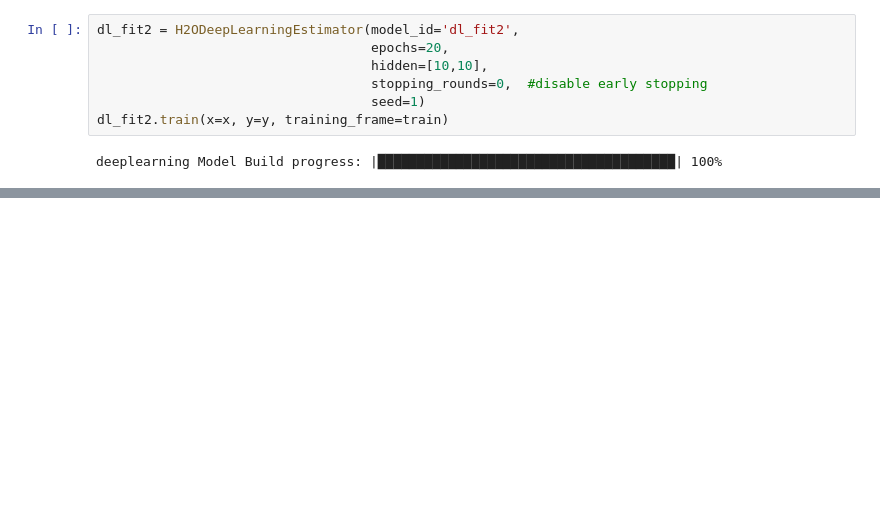
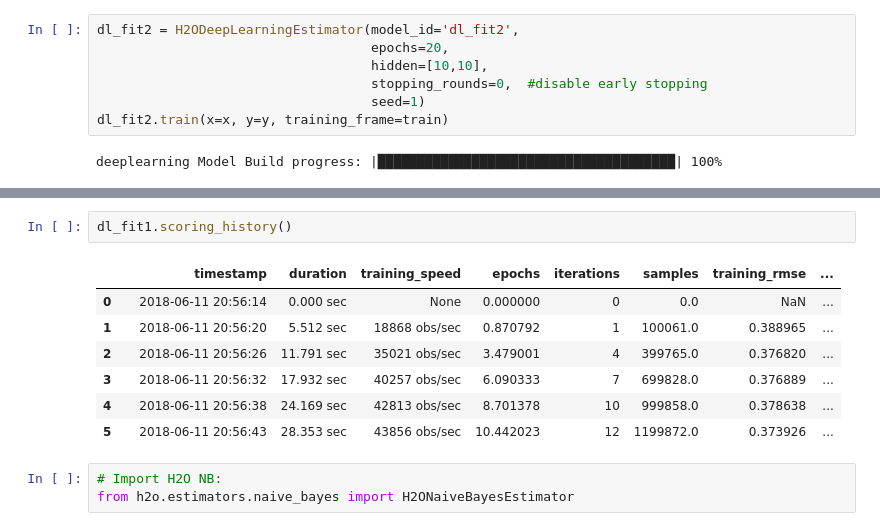
Before and after one commit to WMKhan/H2O-Trial, a Jupyter notebook: H2o.ipynb, the cells around one changed output, grey strips where cells are left out. Drawn from its saved outputs; the diff is of its cells as text; blank space fills up the shorter version.

```diff
--- a/H2o.ipynb
+++ b/H2o.ipynb
@@ -394,0 +476,13 @@ dl_fit2.auc()
+# %%
+dl_fit1.scoring_history()
+# %% [output]
+|  |  | timestamp | duration | training_speed | epochs | iterations | samples | training_rmse | ... |
+| 0 |  | 2018-06-11 20:56:14 | 0.000 sec | None | 0.000000 | 0 | 0.0 | NaN | ... |
+| 1 |  | 2018-06-11 20:56:20 | 5.512 sec | 18868 obs/sec | 0.870792 | 1 | 100061.0 | 0.388965 | ... |
+| 2 |  | 2018-06-11 20:56:26 | 11.791 sec | 35021 obs/sec | 3.479001 | 4 | 399765.0 | 0.376820 | ... |
+| 3 |  | 2018-06-11 20:56:32 | 17.932 sec | 40257 obs/sec | 6.090333 | 7 | 699828.0 | 0.376889 | ... |
+| 4 |  | 2018-06-11 20:56:38 | 24.169 sec | 42813 obs/sec | 8.701378 | 10 | 999858.0 | 0.378638 | ... |
+| 5 |  | 2018-06-11 20:56:43 | 28.353 sec | 43856 obs/sec | 10.442023 | 12 | 1199872.0 | 0.373926 | ... |
+# %%
+# Import H2O NB:
+from h2o.estimators.naive_bayes import H2ONaiveBayesEstimator
```
Also changed, not shown: parts of 20 cells of this notebook.
